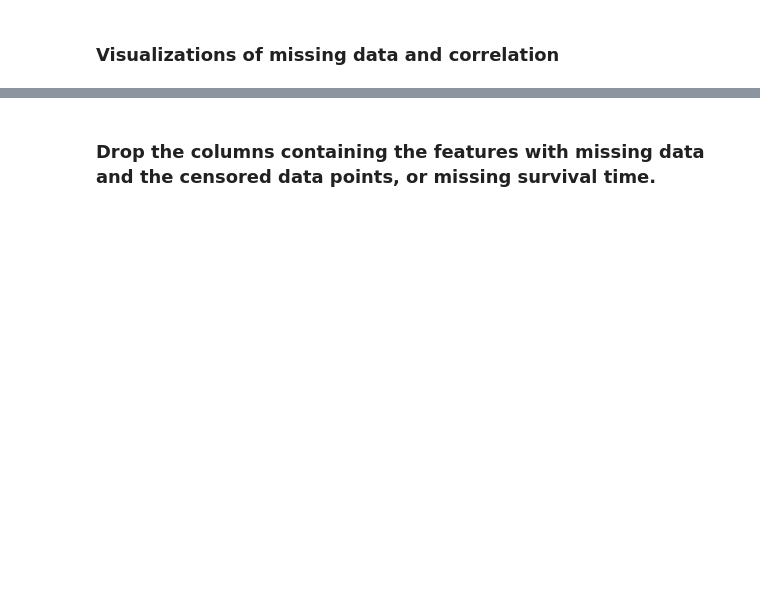
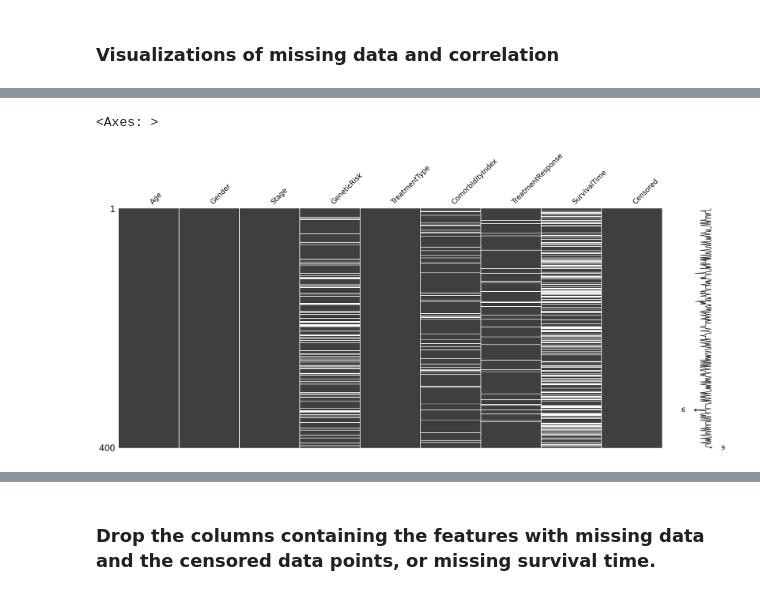
Before and after one commit to RenatoViola/AA_Assignment_2, a Jupyter notebook: Code/Task_1.ipynb, the cells around one changed output, grey strips where cells are left out. Drawn from its saved outputs; the diff is of its cells as text; code cells hidden in the pictures; blank space fills up the shorter version.

```diff
--- a/Code/Task_1.ipynb
+++ b/Code/Task_1.ipynb
@@ -93,2 +108,7 @@ msno.heatmap(df)
+# %%
+msno.matrix(df)
+# %% [output]
+<Axes: >
+[figure, added]
 # %%
 msno.dendrogram(df)
```
Also changed, not shown: parts of 12 cells of this notebook, 4 other files.
